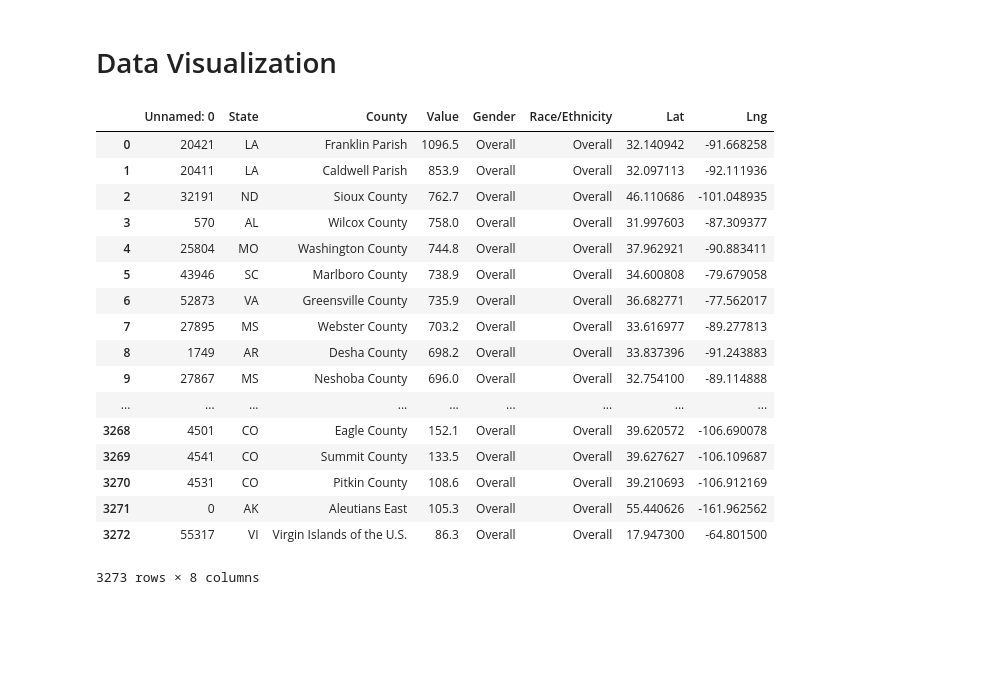
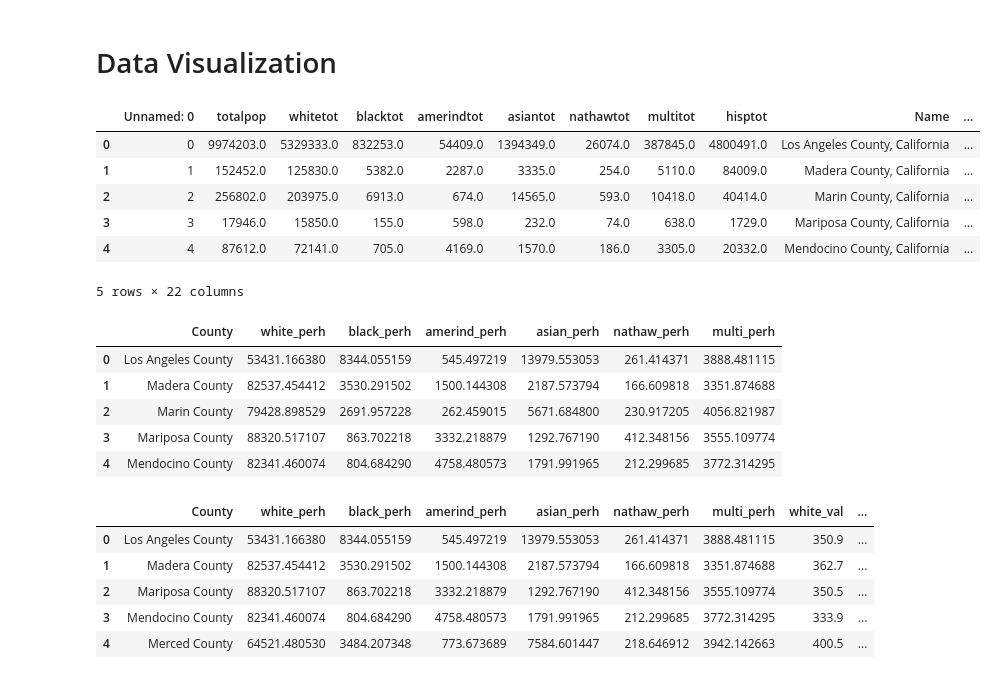
Before and after one commit to petersmyers/Project1, a Jupyter notebook: Project1_Visualizations.ipynb, the cells around one changed output. Saved outputs shown, nothing was run; the diff lists cells and outputs as text; code cells hidden in the pictures; blank space fills up the shorter version.

Commit message:
composite

```diff
--- a/Project1_Visualizations.ipynb
+++ b/Project1_Visualizations.ipynb
@@ -8,21 +3,21 @@ county = pd.read_csv("countydata.csv")
-# %%
-county
-# %% [output]
-|  | Unnamed: 0 | State | County | Value | Gender | Race/Ethnicity | Lat | Lng |
-| 0 | 20421 | LA | Franklin Parish | 1096.5 | Overall | Overall | 32.140942 | -91.668258 |
-| 1 | 20411 | LA | Caldwell Parish | 853.9 | Overall | Overall | 32.097113 | -92.111936 |
-| 2 | 32191 | ND | Sioux County | 762.7 | Overall | Overall | 46.110686 | -101.048935 |
-| 3 | 570 | AL | Wilcox County | 758.0 | Overall | Overall | 31.997603 | -87.309377 |
-| 4 | 25804 | MO | Washington County | 744.8 | Overall | Overall | 37.962921 | -90.883411 |
-| 5 | 43946 | SC | Marlboro County | 738.9 | Overall | Overall | 34.600808 | -79.679058 |
-| 6 | 52873 | VA | Greensville County | 735.9 | Overall | Overall | 36.682771 | -77.562017 |
-| 7 | 27895 | MS | Webster County | 703.2 | Overall | Overall | 33.616977 | -89.277813 |
-| 8 | 1749 | AR | Desha County | 698.2 | Overall | Overall | 33.837396 | -91.243883 |
-| 9 | 27867 | MS | Neshoba County | 696.0 | Overall | Overall | 32.754100 | -89.114888 |
-| ... | ... | ... | ... | ... | ... | ... | ... | ... |
-| 3268 | 4501 | CO | Eagle County | 152.1 | Overall | Overall | 39.620572 | -106.690078 |
-| 3269 | 4541 | CO | Summit County | 133.5 | Overall | Overall | 39.627627 | -106.109687 |
-| 3270 | 4531 | CO | Pitkin County | 108.6 | Overall | Overall | 39.210693 | -106.912169 |
-| 3271 | 0 | AK | Aleutians East | 105.3 | Overall | Overall | 55.440626 | -161.962562 |
-| 3272 | 55317 | VI | Virgin Islands of the U.S. | 86.3 | Overall | Overall | 17.947300 | -64.801500 |
-3273 rows × 8 columns
+# %%
+import pandas as pd
+import csv
+
+census_pop_csv = pd.read_csv("CensusTotalPopulation_perH.csv")
+county_csv = pd.read_csv("countydata.csv")
+white_csv = pd.read_csv("whitedata.csv")
+black_csv = pd.read_csv("blackdata.csv")
+hispanic_csv = pd.read_csv("hispanicdata.csv")
+asian_csv = pd.read_csv("asiandata.csv")
+indian_csv = pd.read_csv("indiandata.csv")
+# %%
+census_pop_csv.head()
+# %% [output]
+|  | Unnamed: 0 | totalpop | whitetot | blacktot | amerindtot | asiantot | nathawtot | multitot | hisptot | Name | ... |
+| 0 | 0 | 9974203.0 | 5329333.0 | 832253.0 | 54409.0 | 1394349.0 | 26074.0 | 387845.0 | 4800491.0 | Los Angeles County, California | ... |
+| 1 | 1 | 152452.0 | 125830.0 | 5382.0 | 2287.0 | 3335.0 | 254.0 | 5110.0 | 84009.0 | Madera County, California | ... |
+| 2 | 2 | 256802.0 | 203975.0 | 6913.0 | 674.0 | 14565.0 | 593.0 | 10418.0 | 40414.0 | Marin County, California | ... |
+| 3 | 3 | 17946.0 | 15850.0 | 155.0 | 598.0 | 232.0 | 74.0 | 638.0 | 1729.0 | Mariposa County, California | ... |
+| 4 | 4 | 87612.0 | 72141.0 | 705.0 | 4169.0 | 1570.0 | 186.0 | 3305.0 | 20332.0 | Mendocino County, California | ... |
+5 rows × 22 columns
@@ -28,0 +42,9 @@ county
+# %%
+census.head()
+# %% [output]
+|  | County | white_perh | black_perh | amerind_perh | asian_perh | nathaw_perh | multi_perh |
+| 0 | Los Angeles County | 53431.166380 | 8344.055159 | 545.497219 | 13979.553053 | 261.414371 | 3888.481115 |
+| 1 | Madera County | 82537.454412 | 3530.291502 | 1500.144308 | 2187.573794 | 166.609818 | 3351.874688 |
+| 2 | Marin County | 79428.898529 | 2691.957228 | 262.459015 | 5671.684800 | 230.917205 | 4056.821987 |
+| 3 | Mariposa County | 88320.517107 | 863.702218 | 3332.218879 | 1292.767190 | 412.348156 | 3555.109774 |
+| 4 | Mendocino County | 82341.460074 | 804.684290 | 4758.480573 | 1791.991965 | 212.299685 | 3772.314295 |
@@ -28,0 +57,9 @@ county
+# %%
+composite.head()
+# %% [output]
+|  | County | white_perh | black_perh | amerind_perh | asian_perh | nathaw_perh | multi_perh | white_val | ... |
+| 0 | Los Angeles County | 53431.166380 | 8344.055159 | 545.497219 | 13979.553053 | 261.414371 | 3888.481115 | 350.9 | ... |
+| 1 | Madera County | 82537.454412 | 3530.291502 | 1500.144308 | 2187.573794 | 166.609818 | 3351.874688 | 362.7 | ... |
+| 2 | Mariposa County | 88320.517107 | 863.702218 | 3332.218879 | 1292.767190 | 412.348156 | 3555.109774 | 350.5 | ... |
+| 3 | Mendocino County | 82341.460074 | 804.684290 | 4758.480573 | 1791.991965 | 212.299685 | 3772.314295 | 333.9 | ... |
+| 4 | Merced County | 64521.480530 | 3484.207348 | 773.673689 | 7584.601447 | 218.646912 | 3942.142663 | 400.5 | ... |
```
Also changed, not shown: parts of 3 cells of this notebook, 1 other file.
